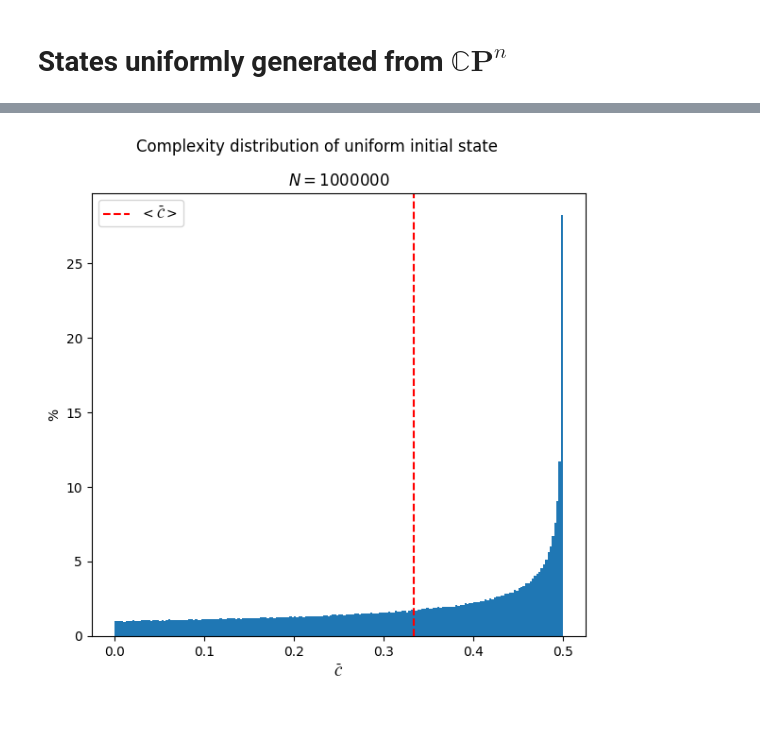
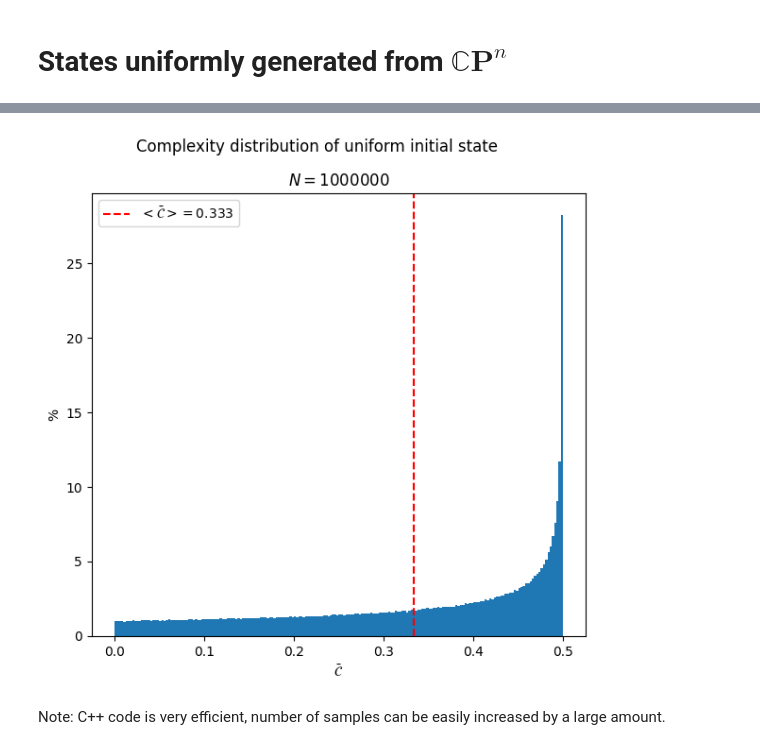
Before and after one commit to erricottaro/Krylov_complexity_on_circulant_graphs, a Jupyter notebook: triangle.ipynb, the cells around one changed output, grey strips where cells are left out. Saved outputs shown, nothing was run; the diff lists cells and outputs as text; code cells hidden in the pictures; blank space fills up the shorter version.

```diff
--- a/triangle.ipynb
+++ b/triangle.ipynb
@@ -362,18 +289,20 @@ compl_qutrit_cpp = np.loadtxt("output/qutrit_rng.out", usecols=0, skiprows=2, un
 # %%
 fig, axx = plt.subplots(1,1, figsize=(6,6), tight_layout=True)
 
 fig.suptitle("Complexity distribution of uniform initial state")
 
 axx.set_title(r"$N=$"+f"{n_points_cpp}")
 
 axx.set_xlabel(r"$\bar{\mathcal{C}}$")
 axx.set_ylabel(r"%")
 
 axx.hist(compl_qutrit_cpp, bins=200, density=True)
-axx.axvline(x=np.average(compl_qutrit_cpp), label=r"$<\bar{\mathcal{C}}>$", linestyle="--", color='r')
+axx.axvline(x=np.average(compl_qutrit_cpp), label=r"$<\bar{\mathcal{C}}>=$"+f"{format(np.average(compl_qutrit_cpp), '.3f')}", linestyle="--", color='r')
 
 axx.legend()
 
 plt.show()
 # %% [output]
-[figure, old version]
+[figure, new version]
+# %% [markdown]
+Note: C++ code is very efficient, number of samples can be easily increased by a large amount.
```
Also changed, not shown: parts of 11 cells of this notebook.
